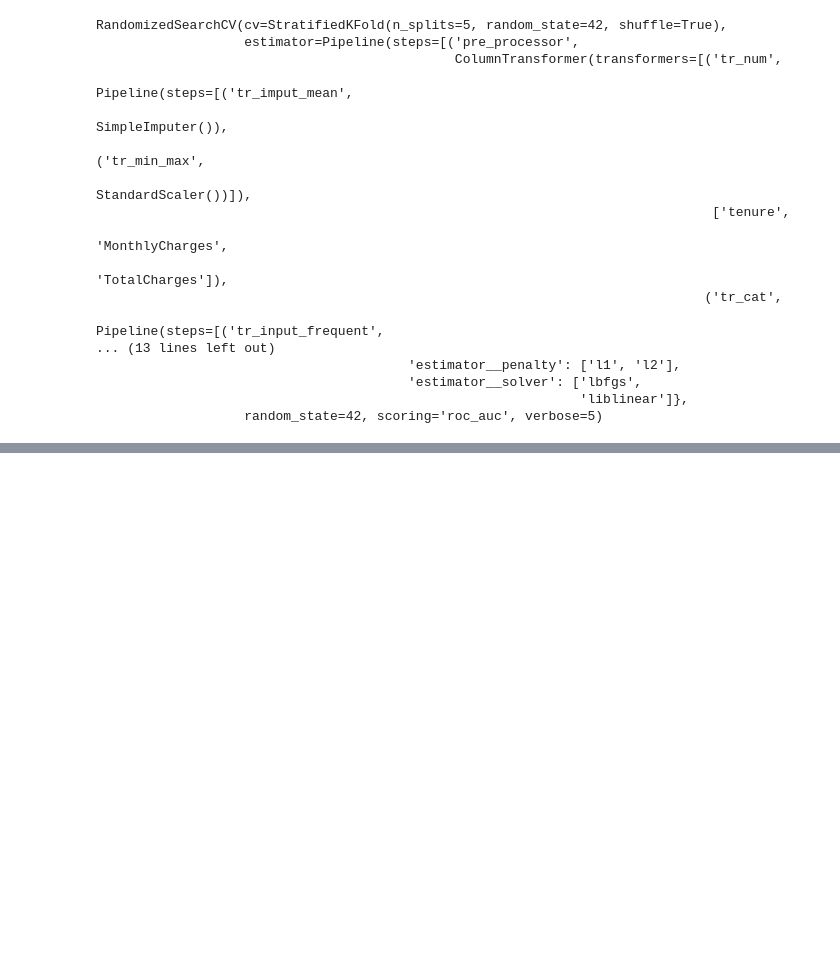
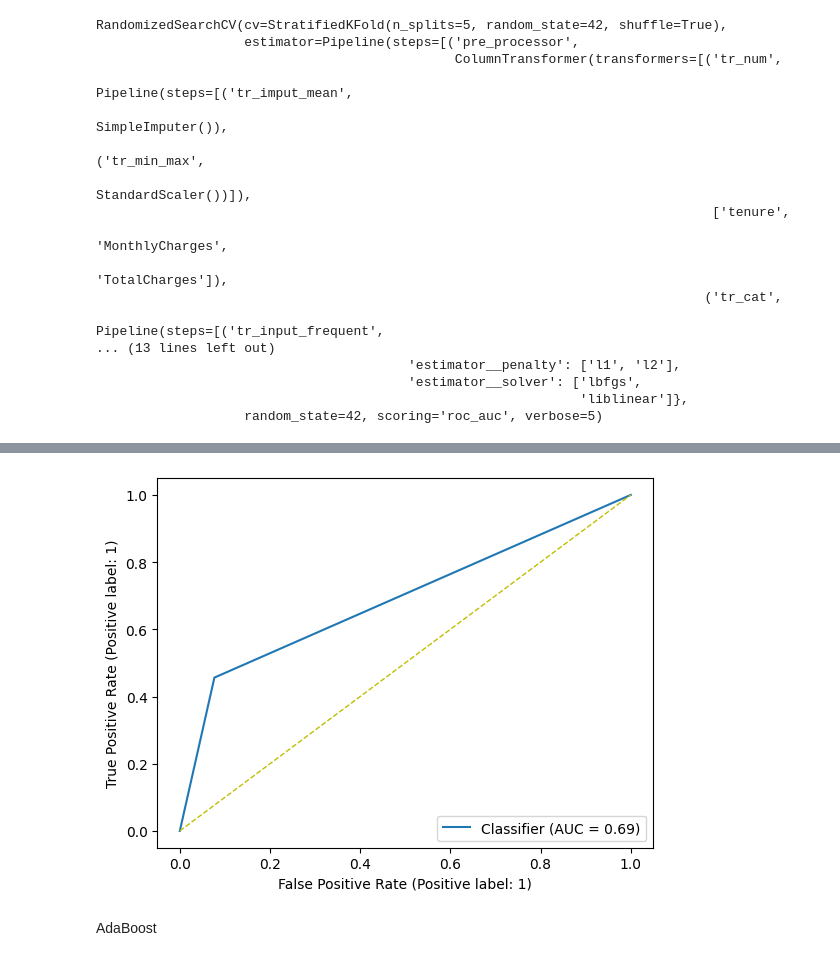
Before and after one commit to GuilhermeCLN/fraud-detection, a Jupyter notebook: churn_prediction.ipynb, the cells around one changed output, grey strips where cells are left out. Drawn from its saved outputs; the diff is of its cells as text; code cells hidden in the pictures; blank space fills up the shorter version.

Commit message:
Testing classifiers

```diff
--- a/churn_prediction.ipynb
+++ b/churn_prediction.ipynb
@@ -313,0 +326,3 @@ weighted avg       0.80      0.81      0.80      2113
+# %%
+final_pipe_forest = get_pipeline(num_features=num_features, cat_features=cat_features, estimator=RandomForestClassifier(random_state=42))
+final_pipe_forest
@@ -313,0 +347,21 @@ weighted avg       0.80      0.81      0.80      2113
+# %%
+param_dist_forest = {
+    'estimator__n_estimators': [10,100,200],
+    'estimator__criterion':['gini', 'entropy', 'log_loss'],
+    'estimator__max_depth':[1, 15, 30],
+    'estimator__max_leaf_nodes':[5, 15, 30],
+}
+
+cv = StratifiedKFold(n_splits=5, shuffle=True, random_state=42)
+
+rand_forest = RandomizedSearchCV(
+    estimator=final_pipe_forest,
+    param_distributions=param_dist_forest,
+    scoring='roc_auc',
+    cv=cv,
+    n_jobs=-2,
+    verbose=5,
+    random_state=42
+)
+# %%
+rand_forest.fit(X_train, y_train)
@@ -313,0 +387,5 @@ weighted avg       0.80      0.81      0.80      2113
+# %%
+y_pred_forest = rand_forest.predict(X_test)
+print(classification_report(y_test, y_pred_forest))
+
+rand_forest.best_params_
@@ -313,0 +405,8 @@ weighted avg       0.80      0.81      0.80      2113
+# %%
+RocCurveDisplay.from_predictions(y_test, y_pred_forest)
+plt.plot([0,1], [0,1], '--', color = 'y', linewidth= 1)
+plt.show()
+# %% [output]
+[figure, added]
+# %% [markdown]
+AdaBoost
```
Also changed, not shown: parts of 25 cells of this notebook.
